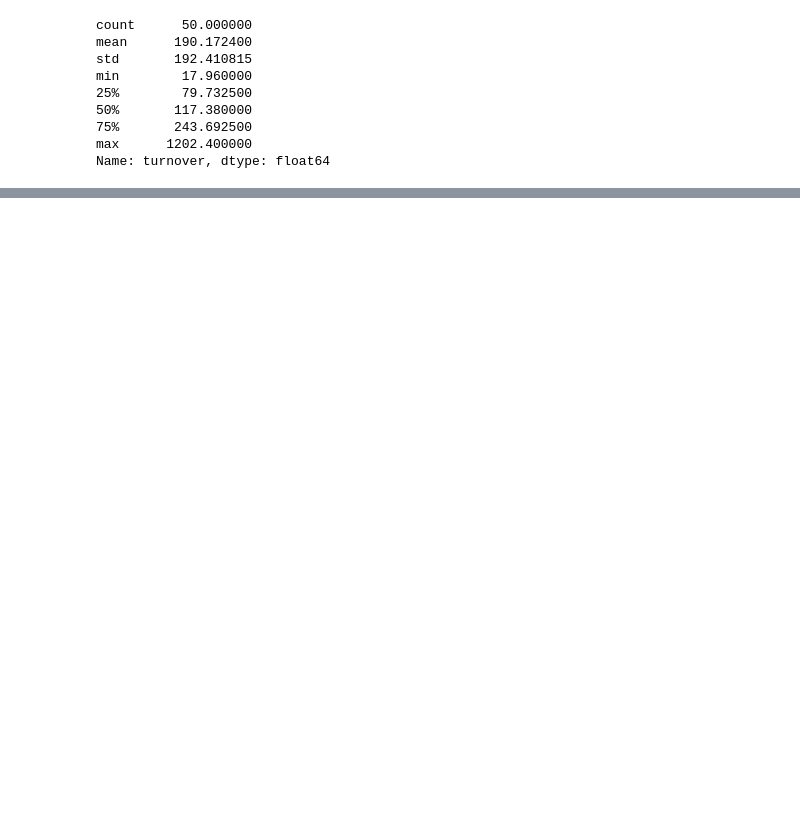
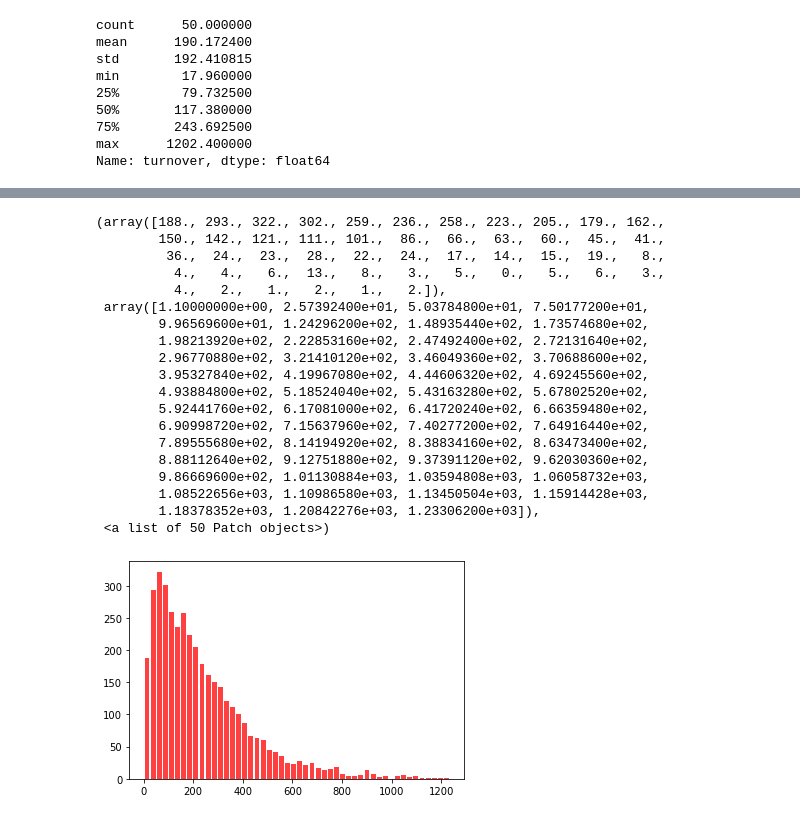
Before and after one commit to Rockyzsu/stock, a Jupyter notebook: analysis/基金年度收益.ipynb, the cells around one changed output, grey strips where cells are left out. Saved outputs shown, nothing was run; the diff lists cells and outputs as text; code cells hidden in the pictures; blank space fills up the shorter version.

```diff
--- a/analysis/基金年度收益.ipynb
+++ b/analysis/基金年度收益.ipynb
@@ -428,0 +528,23 @@ os.getcwd()
+# %%
+plt.hist(Y1,bins=50,rwidth=0.8,color='red',alpha=0.75)
+# %% [output]
+(array([188., 293., 322., 302., 259., 236., 258., 223., 205., 179., 162.,
+        150., 142., 121., 111., 101.,  86.,  66.,  63.,  60.,  45.,  41.,
+         36.,  24.,  23.,  28.,  22.,  24.,  17.,  14.,  15.,  19.,   8.,
+          4.,   4.,   6.,  13.,   8.,   3.,   5.,   0.,   5.,   6.,   3.,
+          4.,   2.,   1.,   2.,   1.,   2.]),
+ array([1.10000000e+00, 2.57392400e+01, 5.03784800e+01, 7.50177200e+01,
+        9.96569600e+01, 1.24296200e+02, 1.48935440e+02, 1.73574680e+02,
+        1.98213920e+02, 2.22853160e+02, 2.47492400e+02, 2.72131640e+02,
+        2.96770880e+02, 3.21410120e+02, 3.46049360e+02, 3.70688600e+02,
+        3.95327840e+02, 4.19967080e+02, 4.44606320e+02, 4.69245560e+02,
+        4.93884800e+02, 5.18524040e+02, 5.43163280e+02, 5.67802520e+02,
+        5.92441760e+02, 6.17081000e+02, 6.41720240e+02, 6.66359480e+02,
+        6.90998720e+02, 7.15637960e+02, 7.40277200e+02, 7.64916440e+02,
+        7.89555680e+02, 8.14194920e+02, 8.38834160e+02, 8.63473400e+02,
+        8.88112640e+02, 9.12751880e+02, 9.37391120e+02, 9.62030360e+02,
+        9.86669600e+02, 1.01130884e+03, 1.03594808e+03, 1.06058732e+03,
+        1.08522656e+03, 1.10986580e+03, 1.13450504e+03, 1.15914428e+03,
+        1.18378352e+03, 1.20842276e+03, 1.23306200e+03]),
+ <a list of 50 Patch objects>)
+[figure, added]
```
Also changed, not shown: parts of 106 cells of this notebook.
